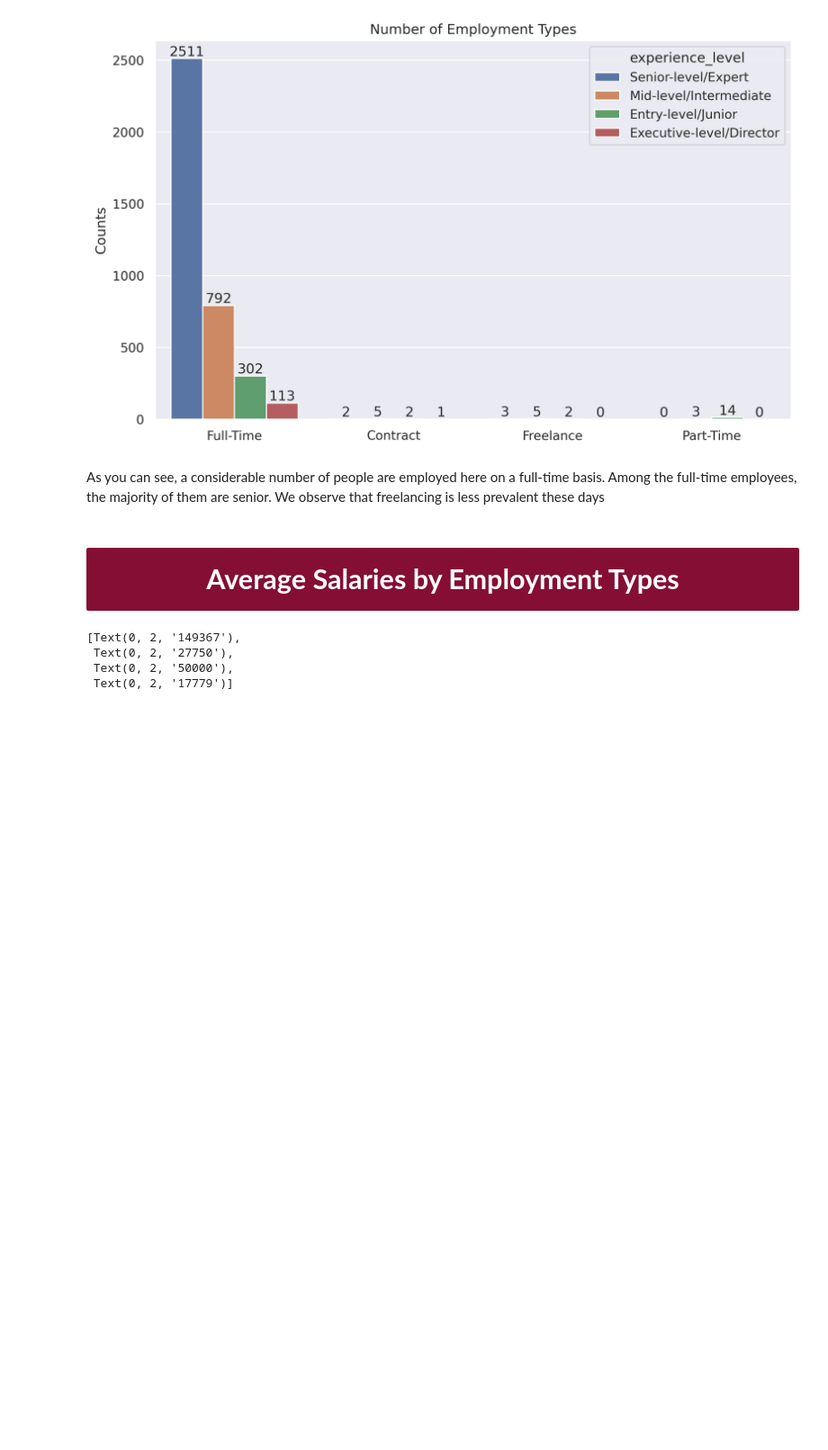
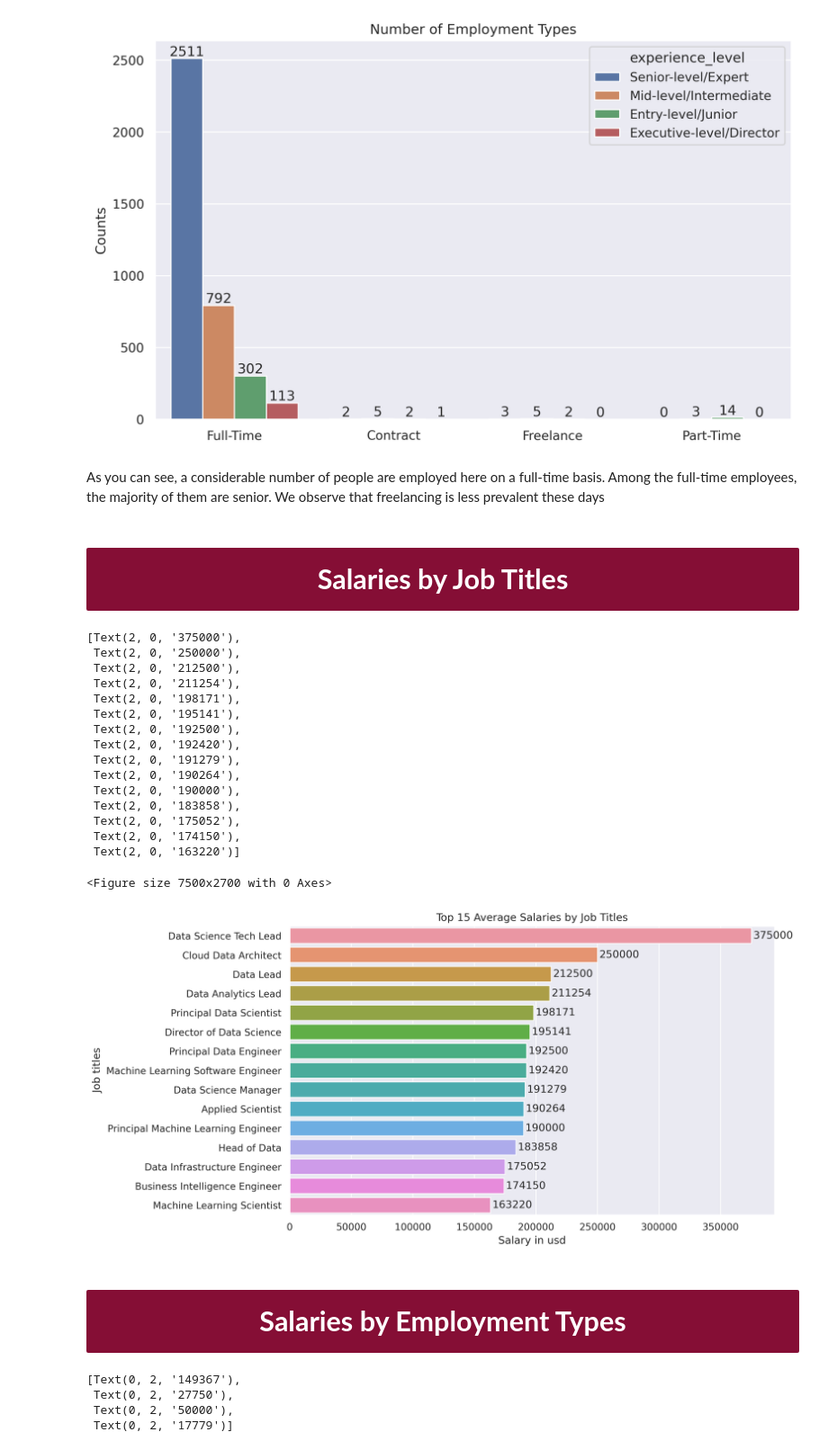
Before and after one commit to TirendazAcademy/Data-Visualization-with-Python, a Jupyter notebook: eda-visualization-on-data-science-salaries.ipynb, the cells around one changed output. Shown at 90% size. Drawn from its saved outputs; the diff is of its cells as text; code cells hidden in the pictures; blank space fills up the shorter version.

Commit message:
Kaggle Notebook | EDA & Visualization on Data Science Salaries | Version 6

```diff
--- a/eda-visualization-on-data-science-salaries.ipynb
+++ b/eda-visualization-on-data-science-salaries.ipynb
@@ -185,9 +186,37 @@ ax.bar_label(ax.containers[3])
 [figure]
 # %% [markdown]
 As you can see, a considerable number of people are employed here on a full-time basis. Among the full-time employees, the majority of them are senior. We observe that freelancing is less prevalent these days
+# %% [markdown]
+<a id='salary-job-title'></a>
+# <b><div style='padding:15px;background-color:#850E35;color:white;border-radius:2px;font-size:110%;text-align: center'>Salaries by Job Titles</div></b>
+# %%
+job_title_salary = df['salary_in_usd'].groupby(df['job_title']).mean().round(0).nlargest(15).sort_values(ascending = False).reset_index()
+plt.figure(figsize=(25,9))
+fig, ax = plt.subplots()
+ax = sns.barplot(ax = ax, data = job_title_salary , y = job_title_salary.job_title, x = job_title_salary.salary_in_usd)
+ax.set(ylabel='Job titles',xlabel='Salary in usd', title='Top 15 Average Salaries by Job Titles')
+ax.bar_label(ax.containers[0], padding = 2)
+# %% [output]
+[Text(2, 0, '375000'),
+ Text(2, 0, '250000'),
+ Text(2, 0, '212500'),
+ Text(2, 0, '211254'),
+ Text(2, 0, '198171'),
+ Text(2, 0, '195141'),
+ Text(2, 0, '192500'),
+ Text(2, 0, '192420'),
+ Text(2, 0, '191279'),
+ Text(2, 0, '190264'),
+ Text(2, 0, '190000'),
+ Text(2, 0, '183858'),
+ Text(2, 0, '175052'),
+ Text(2, 0, '174150'),
+ Text(2, 0, '163220')]
+<Figure size 7500x2700 with 0 Axes>
+[figure, added]
 # %% [markdown]
 <a id='average'></a>
-# <b><div style='padding:15px;background-color:#850E35;color:white;border-radius:2px;font-size:110%;text-align: center'>Average Salaries by Employment Types</div></b>
+# <b><div style='padding:15px;background-color:#850E35;color:white;border-radius:2px;font-size:110%;text-align: center'>Salaries by Employment Types</div></b>
 # %%
 avg_salaries = df.groupby('employment_type')['salary_in_usd'].mean().round(0).sort_values(ascending = False).reset_index()
 fig, ax = plt.subplots()
```
Also changed, not shown: parts of 2 cells of this notebook.
